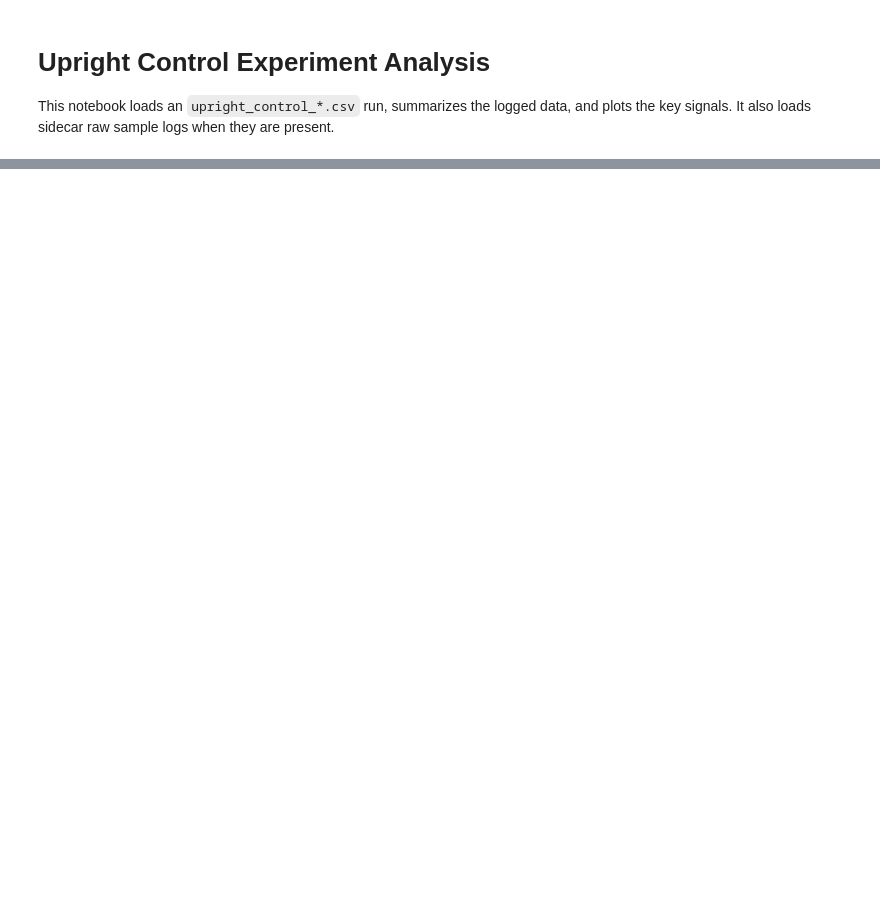
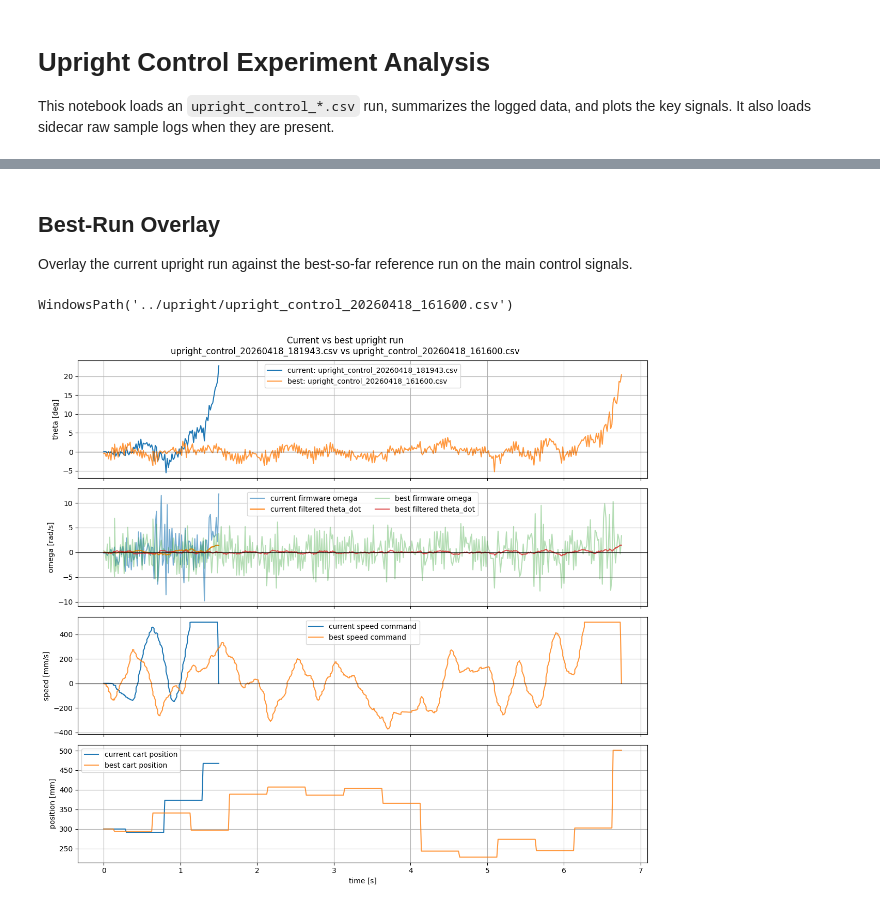
Before and after one commit to nathanscharfe/pendulum, a Jupyter notebook: hardware/control experiments/analysis/analyze_upright_control.ipynb, the cells around one changed output, grey strips where cells are left out. Saved outputs shown, nothing was run; the diff lists cells and outputs as text; code cells hidden in the pictures; blank space fills up the shorter version.

```diff
--- a/hardware/control experiments/analysis/analyze_upright_control.ipynb
+++ b/hardware/control experiments/analysis/analyze_upright_control.ipynb
@@ -156,3 +156,53 @@ fig.tight_layout()
+# %% [markdown]
+## Best-Run Overlay
+
+Overlay the current upright run against the best-so-far reference run on the main control signals.
+# %%
+BEST_RUN_PATH = data_dir / "upright_control_20260418_161600.csv"
+best_df = pd.read_csv(BEST_RUN_PATH)
+
+if "filtered_theta_dot_rad_s" not in best_df.columns and "filtered_omega_rad_s" in best_df.columns:
+    best_df["filtered_theta_dot_rad_s"] = best_df["filtered_omega_rad_s"]
+
+for column in numeric_columns:
+    if column in best_df.columns:
+        best_df[column] = pd.to_numeric(best_df[column], errors="coerce")
+
+fig, axes = plt.subplots(4, 1, figsize=(12, 11), sharex=True)
+
+axes[0].plot(df["host_elapsed_s"], df["theta_deg"], label=f"current: {path.name}")
+axes[0].plot(best_df["host_elapsed_s"], best_df["theta_deg"], label=f"best: {BEST_RUN_PATH.name}", alpha=0.8)
+axes[0].axhline(0, color="black", linewidth=0.8)
+axes[0].set_ylabel("theta [deg]")
+axes[0].legend()
+
+axes[1].plot(df["host_elapsed_s"], df["omega_rad_s"], label="current firmware omega", alpha=0.6)
+axes[1].plot(df["host_elapsed_s"], df["filtered_theta_dot_rad_s"], label="current filtered theta_dot")
+axes[1].plot(best_df["host_elapsed_s"], best_df["omega_rad_s"], label="best firmware omega", alpha=0.35)
+axes[1].plot(best_df["host_elapsed_s"], best_df["filtered_theta_dot_rad_s"], label="best filtered theta_dot", alpha=0.8)
+axes[1].axhline(0, color="black", linewidth=0.8)
+axes[1].set_ylabel("omega [rad/s]")
+axes[1].legend(ncol=2)
+
+axes[2].plot(df["host_elapsed_s"], df["command_speed_mm_s"], label="current speed command")
+axes[2].plot(best_df["host_elapsed_s"], best_df["command_speed_mm_s"], label="best speed command", alpha=0.8)
+axes[2].axhline(0, color="black", linewidth=0.8)
+axes[2].set_ylabel("speed [mm/s]")
+axes[2].legend()
+
+axes[3].plot(df["host_elapsed_s"], df["position_mm"], label="current cart position")
+axes[3].plot(best_df["host_elapsed_s"], best_df["position_mm"], label="best cart position", alpha=0.8)
+axes[3].set_ylabel("position [mm]")
+axes[3].set_xlabel("time [s]")
+axes[3].legend()
+
+fig.suptitle(f"Current vs best upright run\n{path.name} vs {BEST_RUN_PATH.name}")
+fig.tight_layout()
+
+BEST_RUN_PATH
+# %% [output]
+WindowsPath('../upright/upright_control_20260418_161600.csv')
+[figure, added]
 # %%
 fig, axes = plt.subplots(4, 1, figsize=(12, 11), sharex=True)
 
```
Also changed, not shown: parts of 10 cells of this notebook, 8 other files.
